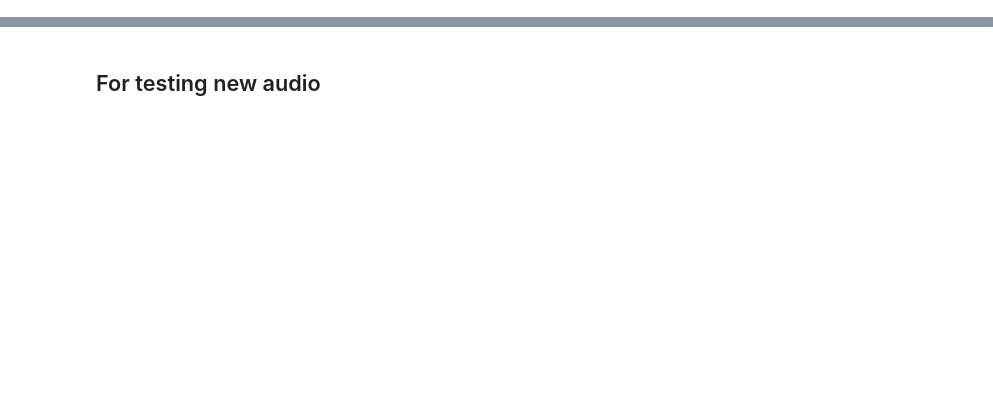
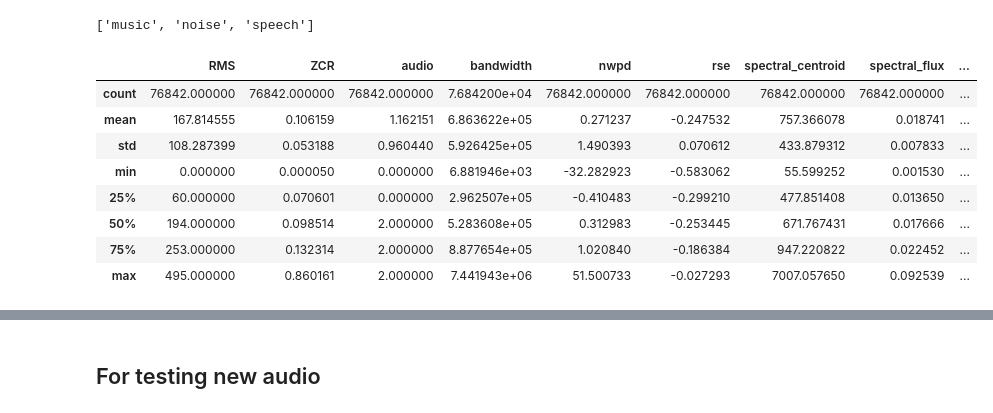
Before and after one commit to tianrenli92/speaker_recognition_GMM_UBM, a Jupyter notebook: voice_activity_detection.ipynb, the cells around one changed output, grey strips where cells are left out. Drawn from its saved outputs; the diff is of its cells as text; code cells hidden in the pictures; blank space fills up the shorter version.

```diff
--- a/voice_activity_detection.ipynb
+++ b/voice_activity_detection.ipynb
@@ -19,4 +31,0 @@ NameError: name 'np' is not defined
-# %%
-voice_noise_df["audio"] = voice_noise_df["audio"].astype('category')
-voice_noise_df["audio"] = voice_noise_df["audio"].cat.codes
-voice_noise_df.head(10)
@@ -73,0 +32,3 @@ print(np.where(np.isnan(test_data)))
+# %%
+voice_noise_df = voice_noise_df[pd.notnull(voice_noise_df['rse'])]
+voice_noise_df.info()
@@ -73,0 +74,4 @@ print(np.where(np.isnan(test_data)))
+# %%
+voice_noise_df['rse'].replace(-np.inf, np.nan, inplace=True)
+voice_noise_df = voice_noise_df[pd.notnull(voice_noise_df['rse'])]
+voice_noise_df.describe()
@@ -73,0 +88,18 @@ print(np.where(np.isnan(test_data)))
+# %%
+le=LabelEncoder()
+voice_noise_df['audio'] = le.fit_transform(voice_noise_df["audio"])
+list(le.classes_)
+# %% [output]
+['music', 'noise', 'speech']
+# %%
+voice_noise_df.describe()
+# %% [output]
+|  | RMS | ZCR | audio | bandwidth | nwpd | rse | spectral_centroid | spectral_flux | ... |
+| count | 76842.000000 | 76842.000000 | 76842.000000 | 7.684200e+04 | 76842.000000 | 76842.000000 | 76842.000000 | 76842.000000 | ... |
+| mean | 167.814555 | 0.106159 | 1.162151 | 6.863622e+05 | 0.271237 | -0.247532 | 757.366078 | 0.018741 | ... |
+| std | 108.287399 | 0.053188 | 0.960440 | 5.926425e+05 | 1.490393 | 0.070612 | 433.879312 | 0.007833 | ... |
+| min | 0.000000 | 0.000050 | 0.000000 | 6.881946e+03 | -32.282923 | -0.583062 | 55.599252 | 0.001530 | ... |
+| 25% | 60.000000 | 0.070601 | 0.000000 | 2.962507e+05 | -0.410483 | -0.299210 | 477.851408 | 0.013650 | ... |
+| 50% | 194.000000 | 0.098514 | 2.000000 | 5.283608e+05 | 0.312983 | -0.253445 | 671.767431 | 0.017666 | ... |
+| 75% | 253.000000 | 0.132314 | 2.000000 | 8.877654e+05 | 1.020840 | -0.186384 | 947.220822 | 0.022452 | ... |
+| max | 495.000000 | 0.860161 | 2.000000 | 7.441943e+06 | 51.500733 | -0.027293 | 7007.057650 | 0.092539 | ... |
```
Also changed, not shown: parts of 20 cells of this notebook, 2 other files.
